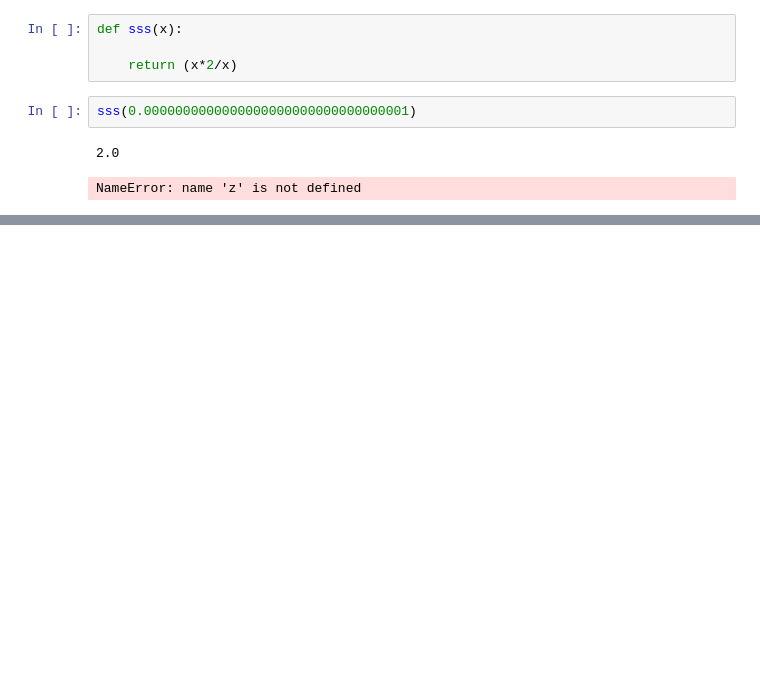
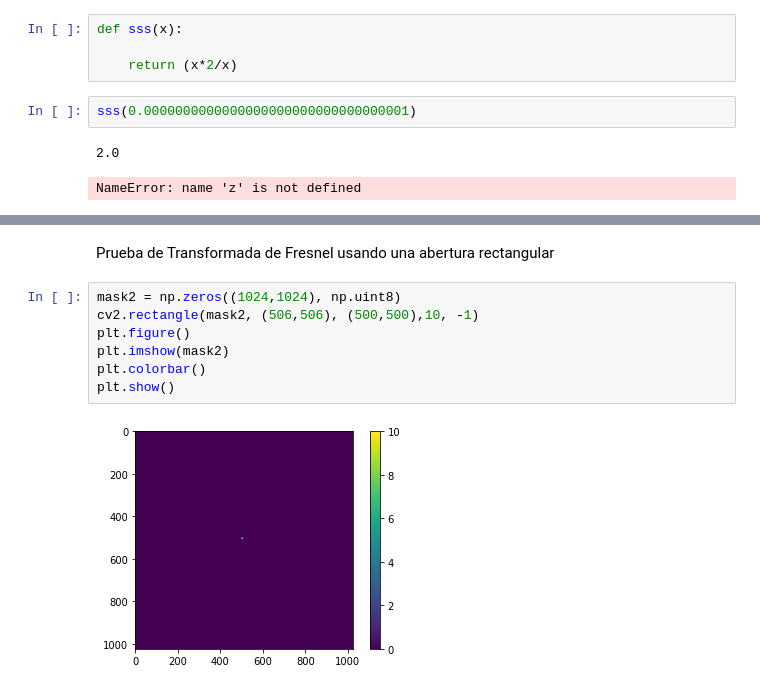
Before and after one commit to bdbejarc/Instrumentos-Opticos, a Jupyter notebook: Entrega_02/Codigo_Entrega_02.ipynb, the cells around one changed output, grey strips where cells are left out. Drawn from its saved outputs; the diff is of its cells as text; blank space fills up the shorter version.

```diff
--- a/Entrega_02/Codigo_Entrega_02.ipynb
+++ b/Entrega_02/Codigo_Entrega_02.ipynb
@@ -505,0 +601,11 @@ NameError: name 'z' is not defined
+# %% [markdown]
+Prueba de Transformada de Fresnel usando una abertura rectangular
+# %%
+mask2 = np.zeros((1024,1024), np.uint8)
+cv2.rectangle(mask2, (506,506), (500,500),10, -1)
+plt.figure()
+plt.imshow(mask2)
+plt.colorbar()
+plt.show()
+# %% [output]
+[figure, added]
```
Also changed, not shown: parts of 13 cells of this notebook.
